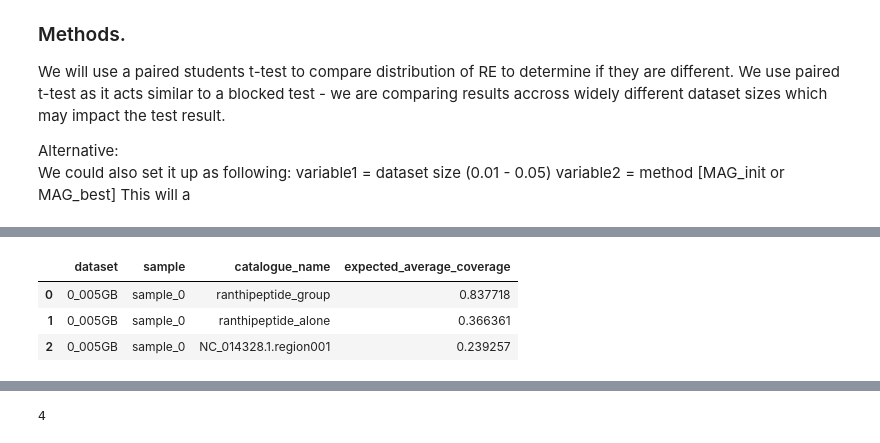
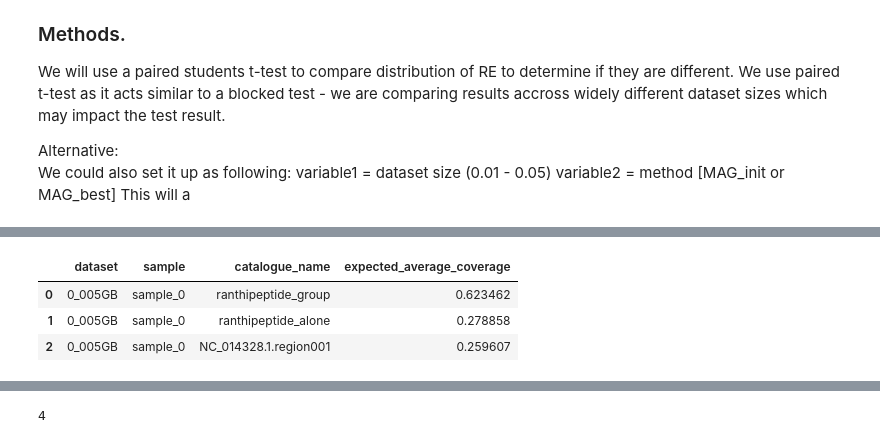
Before and after one commit to HenrikSpiegel/Screener, a Jupyter notebook: analysis_notebooks/11_mag_test_subset.ipynb, the cells around one changed output, grey strips where cells are left out. Drawn from its saved outputs; the diff is of its cells as text; code cells hidden in the pictures.

```diff
--- a/analysis_notebooks/11_mag_test_subset.ipynb
+++ b/analysis_notebooks/11_mag_test_subset.ipynb
@@ -49,10 +50,16 @@ catalogue_subset = [
     "ranthipeptide_alone"
 ]
 
-WD_DATA = "../data/simulated_data_init"
+workdir = os.environ.get("ScreenerNBWD", "../data/simulated_data_init")
+
+WD_DATA = Path(workdir)
+
+
+Path("../data/simulated_data_init")
 
 
 dir_count_matrices = WD_DATA / "kmer_quantification/count_matrices"
 dir_mag_flat    = WD_DATA / "MAGinator/screened_flat"
-files_mag_gene_sets = Path("../data/simulated_data/MAGinator/screened_flat/").glob("*_kmers.csv")
+files_mag_gene_sets = dir_mag_flat.glob("*_kmers.csv")
+fp_simulation_overview = WD_DATA / "camisim/simulation_overview_full.tsv"
 # %%
@@ -165,25 +141,26 @@ df_estimates
 # %%
-df_simulation = get_simulation_overview("../data/simulated_data/camisim/*GB/simulation_overview.csv")
+#df_simulation = #get_simulation_overview("../data/simulated_data/camisim/*GB/simulation_overview.csv")
+df_simulation = pd.read_csv(fp_simulation_overview, sep="\t")
 df_simulation["readsGB"]  = df_simulation.dataset.str.replace("_",".").str.rstrip("GB").astype(float)
 
 
 file_catalogue_grouping = Path("../data/simulated_data/catalogues/family_dump.json")
 catalogue_groupings     = json.loads(file_catalogue_grouping.read_text())
 
 by_sample_grouped = df_simulation.groupby(["dataset", "sample"])
 rows = []
 for name, df_g in by_sample_grouped:
     group_rows = [
-        name + (cat, df_g.loc[df_g.ncbi.isin([member.rsplit(".",1)[0].replace(".","_") for member in cat_members]),'expected_average_coverage'].sum())
+        name + (cat, df_g.loc[df_g.ncbi.isin([member.rsplit(".",1)[0] for member in cat_members]),'expected_average_coverage'].sum())
         for cat, cat_members in catalogue_groupings.items()]
     rows.extend(group_rows)
 df_catalogue_expect = pd.DataFrame(rows, columns = ["dataset", "sample","catalogue_name", "expected_average_coverage"])
 df_catalogue_expect.head(3)
 # %% [output]
 |  | dataset | sample | catalogue_name | expected_average_coverage |
-| 0 | 0_005GB | sample_0 | ranthipeptide_group | 0.837718 |
-| 1 | 0_005GB | sample_0 | ranthipeptide_alone | 0.366361 |
-| 2 | 0_005GB | sample_0 | NC_014328.1.region001 | 0.239257 |
+| 0 | 0_005GB | sample_0 | ranthipeptide_group | 0.623462 |
+| 1 | 0_005GB | sample_0 | ranthipeptide_alone | 0.278858 |
+| 2 | 0_005GB | sample_0 | NC_014328.1.region001 | 0.259607 |
 # %%
 # add to counts data
 df_combined_error = df_estimates.merge(df_catalogue_expect, how="left", on=["dataset", "sample","catalogue_name"])
```
Also changed, not shown: parts of 30 cells of this notebook, 10 other files.
